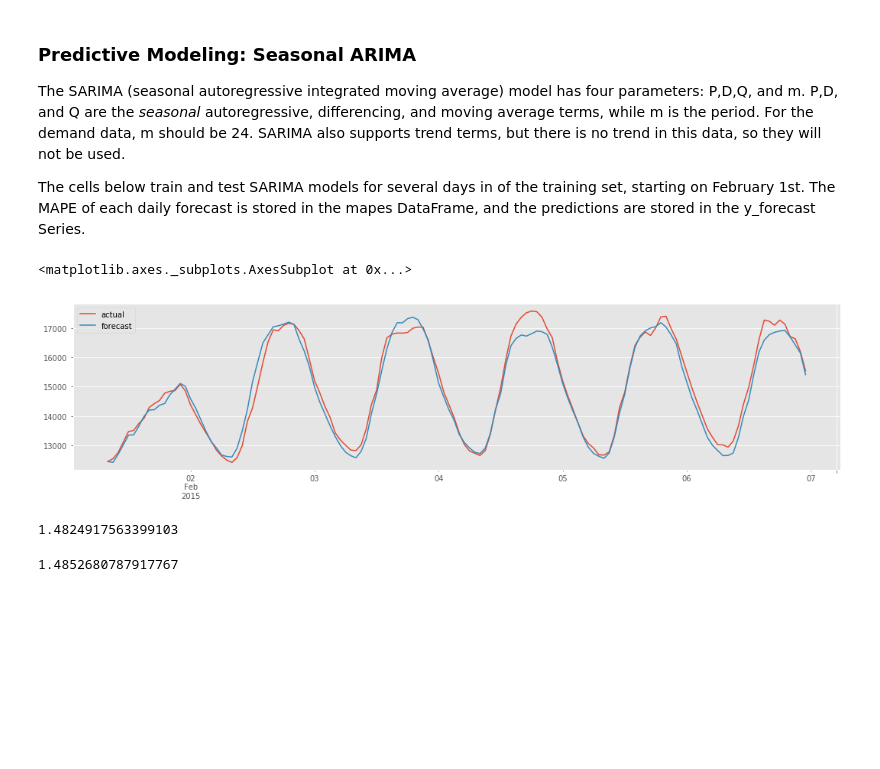
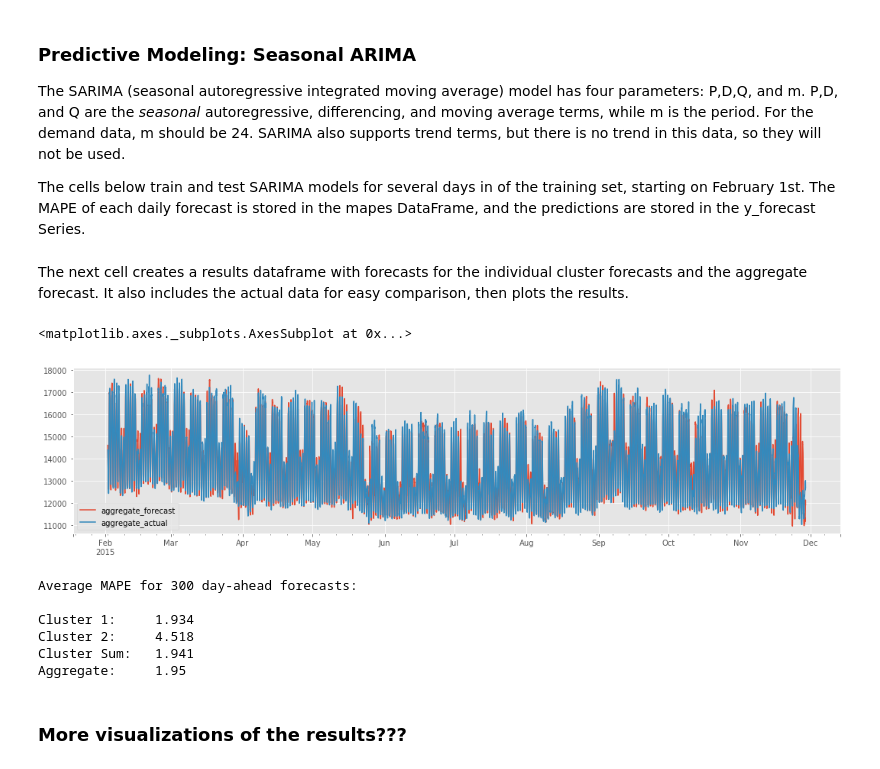
Before and after one commit to kevinkoste/university-load-forecasting, a Jupyter notebook: preprocessing/bdgp_pipeline.ipynb, the cells around one changed output. Cells and saved outputs as stored; diff of their text form; code cells hidden in the pictures; blank space fills up the shorter version.

```diff
--- a/preprocessing/bdgp_pipeline.ipynb
+++ b/preprocessing/bdgp_pipeline.ipynb
@@ -232,9 +184,0 @@ y_forecast = y_forecast_stationary*avg_week_transformer*avg_year_transformer
-# %%
-# plot all of the day-ahead forecasts against the actual data
-forecast = pd.DataFrame({'actual':y[split_times[0]:end_times[i]],
-                         'forecast':y_forecast[split_times[0]:end_times[i]]}
-                       )
-forecast.plot(figsize=(18,4))
-# %% [output]
-<matplotlib.axes._subplots.AxesSubplot at 0x...>
-[figure, removed]
@@ -249,8 +185,63 @@ aggregate_forecast = forecast
-# %%
-np.mean(np.abs((clustered_forecast['actual'] - clustered_forecast['forecast']) / clustered_forecast['actual']))*100
-# %% [output]
-1.4824917563399103
-# %%
-np.mean(np.abs((aggregate_forecast['actual'] - aggregate_forecast['forecast']) / aggregate_forecast['actual']))*100
-# %% [output]
-1.4852680787917767
+# %%
+# dataframe containing data to be tested
+data = pd.DataFrame({'cluster1':cluster1_stationary,
+                     'cluster2':cluster2_stationary,
+                     'aggregate':aggregate_stationary})
+
+# model parameters
+num_days = 300
+start = '2015-02-01 09:00:00'
+trend_params = (0,0,0)
+seasonal_params = (1,0,1,24)
+# %%
+# initialize some useful objects for the modeling loop
+start_times = pd.date_range(start=start,freq='D',periods=num_days)
+forecasts = data.copy(deep=True)
+
+for k in data.columns:
+    for i in range(num_days):
+        y_train = data[k].loc[data.index < start_times[i]].values
+        # train and fit the model
+        model = SARIMAX(y_train, order=trend_params,seasonal_order=seasonal_params,enforce_stationarity=False)
+        model_fit = model.fit(disp=0,maxiter=200)
+        # make and store a 39-step-forward forecast
+        forecast = model_fit.forecast(steps=39)[15:]
+        forecasts[k].loc[start_times[i]+pd.Timedelta(hours=15):start_times[i]+pd.Timedelta(hours=38)]=forecast
+# %% [markdown]
+The next cell creates a results dataframe with forecasts for the individual cluster forecasts and the aggregate forecast. It also includes the actual data for easy comparison, then plots the results.
+# %%
+results = pd.DataFrame(index = forecasts.index)
+
+# reverse the transformations, add actual columns
+results['cluster1_forecast'] = forecasts['cluster1']*cluster1_year_transformer*cluster1_week_transformer
+results['cluster2_forecast'] = forecasts['cluster2']*cluster2_year_transformer*cluster2_week_transformer
+results['cluster_sum_forecast'] = results['cluster1_forecast'] + results['cluster2_forecast']
+results['aggregate_forecast'] = forecasts['aggregate']*aggregate_year_transformer*aggregate_week_transformer
+results['cluster1_actual'], results['cluster2_actual'] = cluster1.values, cluster2.values
+results['aggregate_actual'] = actual.values
+
+results = results[start_times[0]+pd.Timedelta(hours=15):start_times[num_days-1]+pd.Timedelta(hours=38)]
+
+results[['aggregate_forecast','aggregate_actual']].plot(figsize=(18,4))
+# %% [output]
+<matplotlib.axes._subplots.AxesSubplot at 0x...>
+[figure, added]
+# %%
+# define helper mape function, print the mape of individual clusters, the cluster sum, and agg forecasts
+def mape(y_true, y_pred):
+    return np.mean(np.abs((y_true - y_pred) / y_true))*100
+
+print('Average MAPE for {} day-ahead forecasts:\n'.format(num_days))
+print('Cluster 1:     {}'.format(np.round(mape(results.cluster1_actual,results.cluster1_forecast),3)))
+print('Cluster 2:     {}'.format(np.round(mape(results.cluster2_actual,results.cluster2_forecast),3)))
+print('Cluster Sum:   {}'.format(np.round(mape(results.aggregate_actual,results.cluster_sum_forecast),3)))
+print('Aggregate:     {}'.format(np.round(mape(results.aggregate_actual,results.aggregate_forecast),3)))
+# %% [output]
+Average MAPE for 300 day-ahead forecasts:
+
+Cluster 1:     1.934
+Cluster 2:     4.518
+Cluster Sum:   1.941
+Aggregate:     1.95
+# %% [markdown]
+### More visualizations of the results???
```
Also changed, not shown: parts of 11 cells of this notebook, 2 other files.
